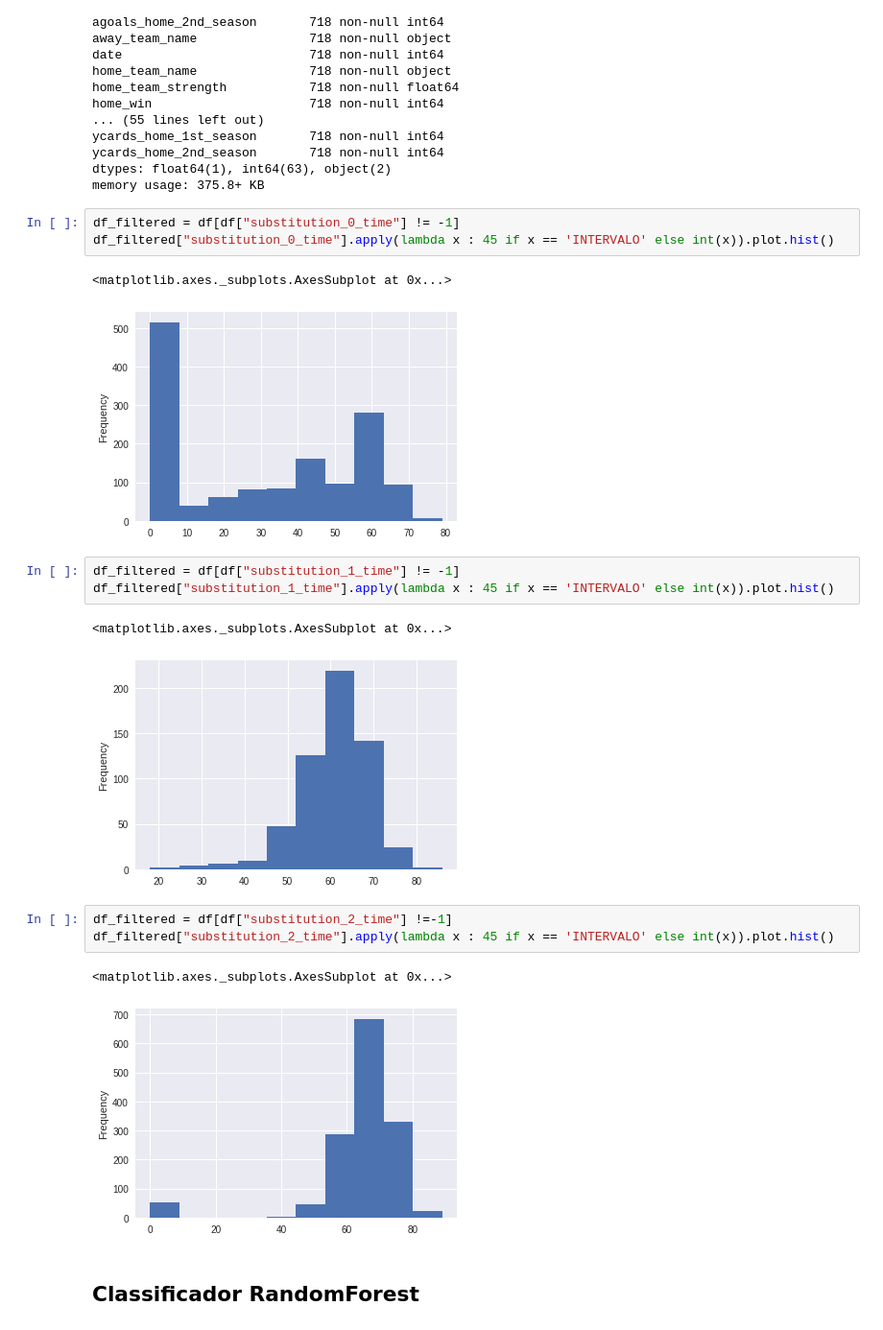
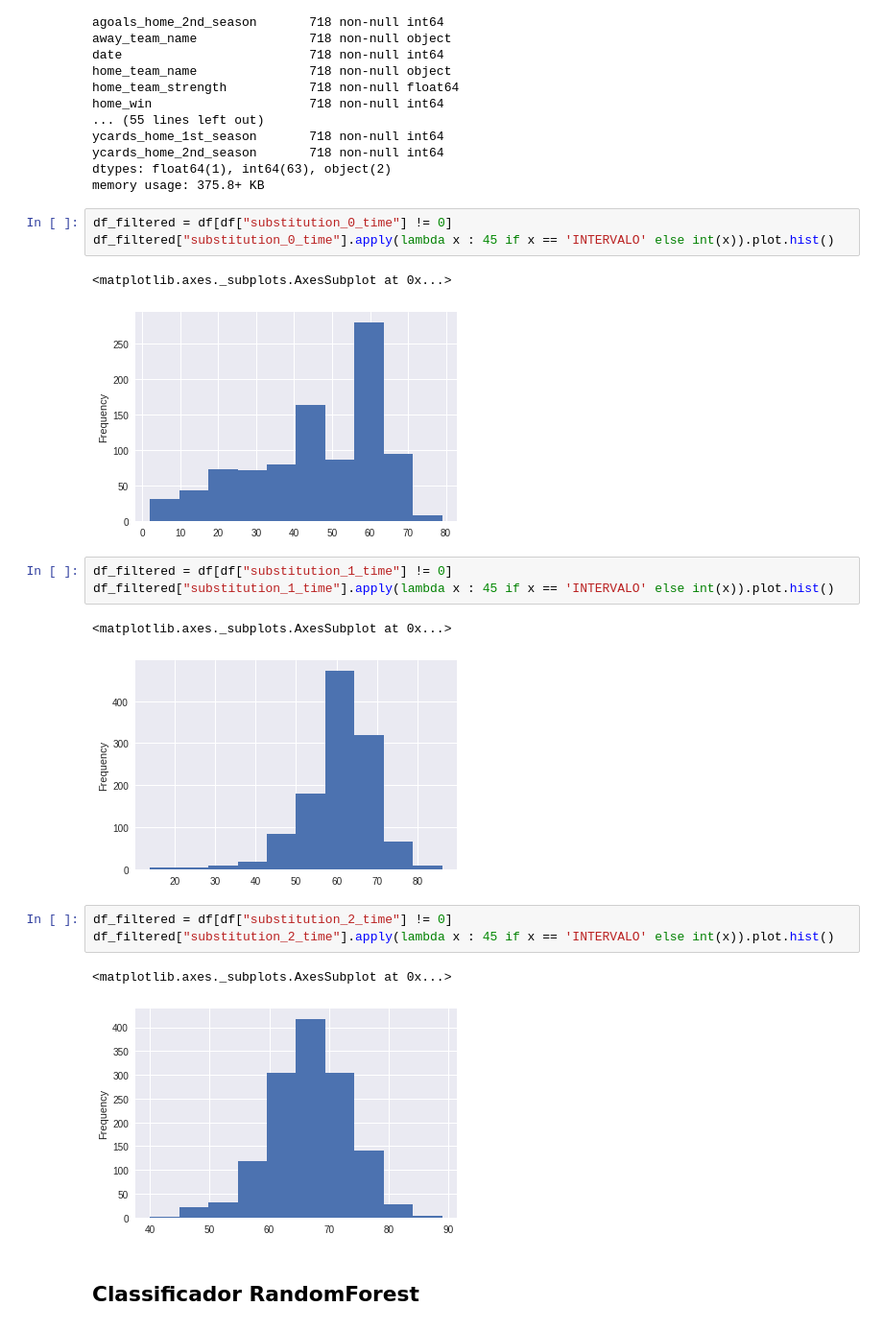
Before and after one commit to nbrutti/uol-export, a Jupyter notebook: notebooks/Pré-processamento.ipynb, the cells around one changed output. Shown: that part at 96% size. Cells and saved outputs as stored; diff of their text form.

Commit message:
Update visualization

```diff
--- a/notebooks/Pré-processamento.ipynb
+++ b/notebooks/Pré-processamento.ipynb
@@ -196,23 +196,23 @@ ycards_home_2nd_season       718 non-null int64
 dtypes: float64(1), int64(63), object(2)
 memory usage: 375.8+ KB
 # %%
-df_filtered = df[df["substitution_0_time"] != -1]
+df_filtered = df[df["substitution_0_time"] != 0]
 df_filtered["substitution_0_time"].apply(lambda x : 45 if x == 'INTERVALO' else int(x)).plot.hist()
 # %% [output]
 <matplotlib.axes._subplots.AxesSubplot at 0x...>
-[figure, old version]
+[figure, new version]
 # %%
-df_filtered = df[df["substitution_1_time"] != -1]
+df_filtered = df[df["substitution_1_time"] != 0]
 df_filtered["substitution_1_time"].apply(lambda x : 45 if x == 'INTERVALO' else int(x)).plot.hist()
 # %% [output]
 <matplotlib.axes._subplots.AxesSubplot at 0x...>
-[figure, old version]
+[figure, new version]
 # %%
-df_filtered = df[df["substitution_2_time"] !=-1]
+df_filtered = df[df["substitution_2_time"] != 0]
 df_filtered["substitution_2_time"].apply(lambda x : 45 if x == 'INTERVALO' else int(x)).plot.hist()
 # %% [output]
 <matplotlib.axes._subplots.AxesSubplot at 0x...>
-[figure, old version]
+[figure, new version]
 # %% [markdown]
 ## Classificador RandomForest
 # %%
```
